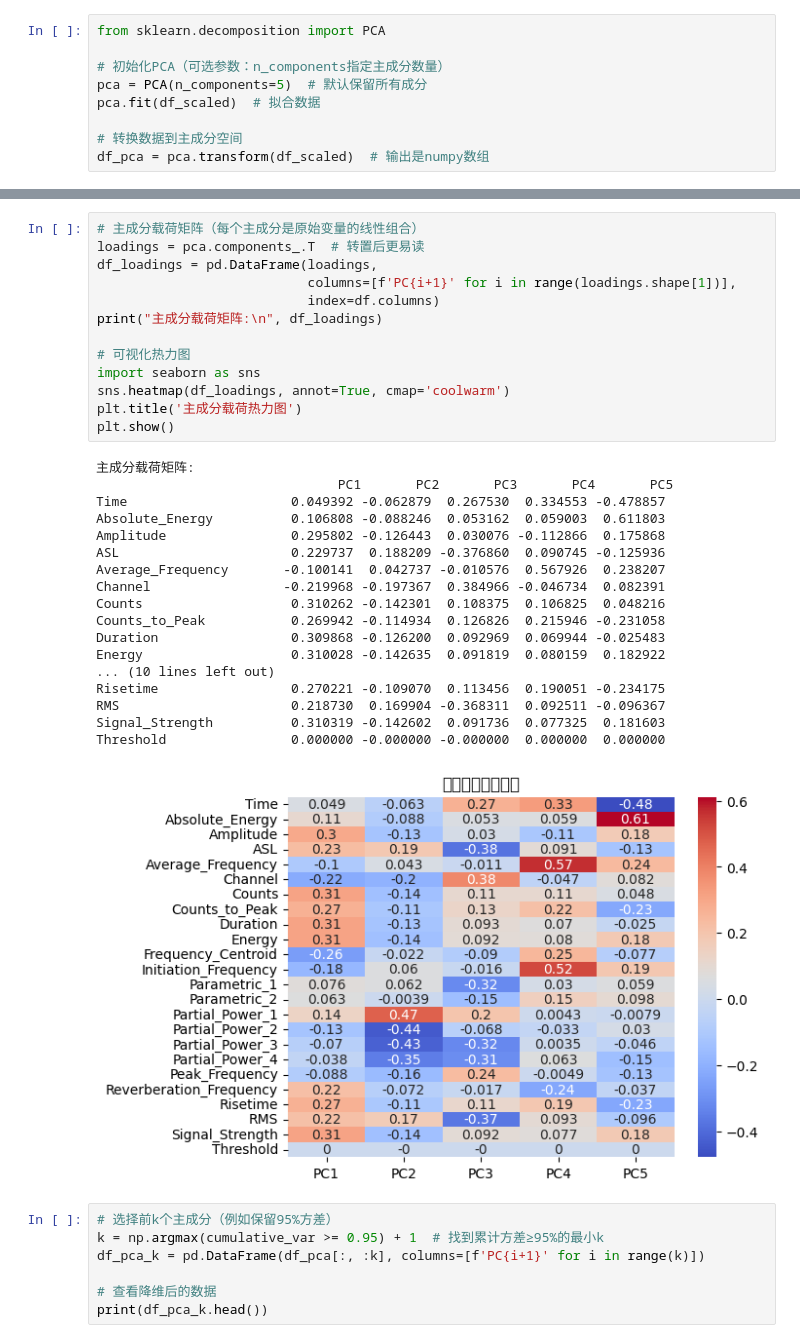
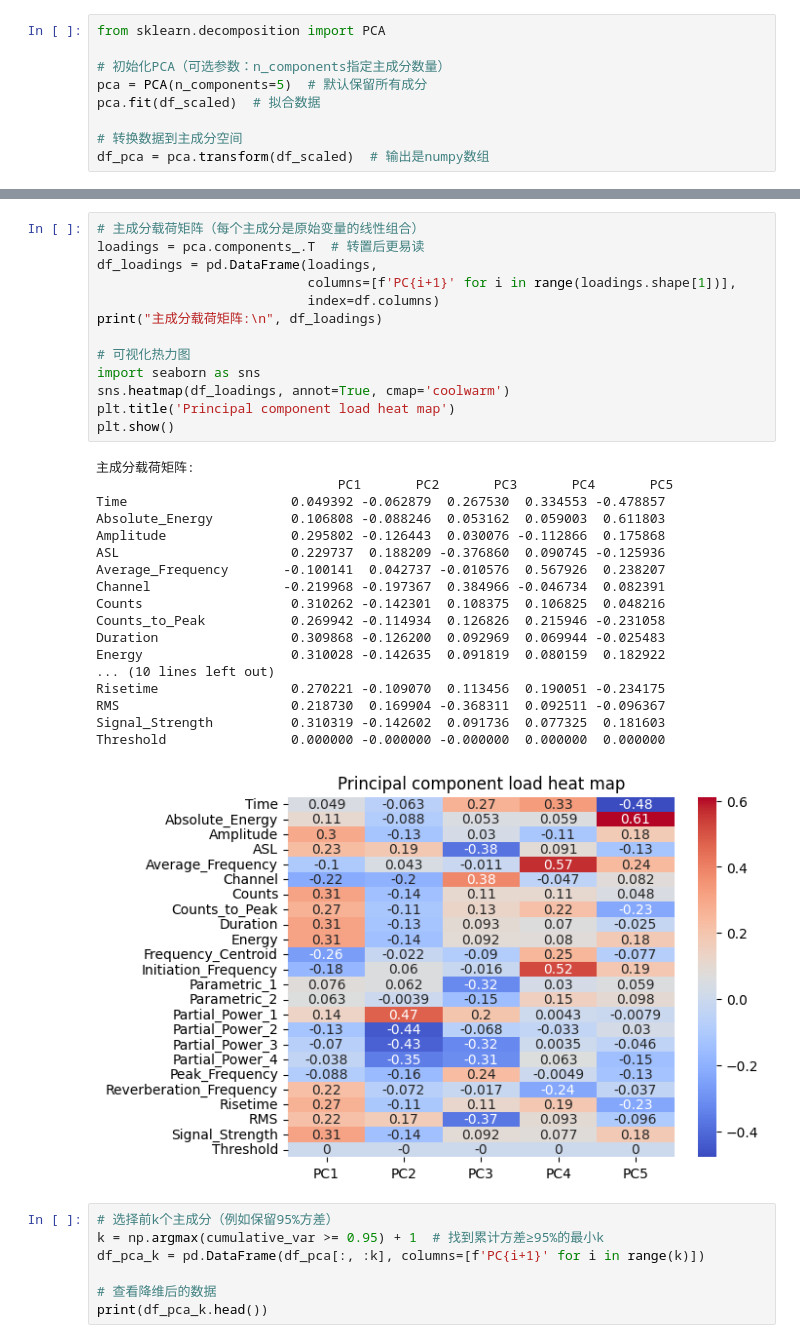
Before and after one commit to buy0range/code_internship, a Jupyter notebook: PCA.ipynb, the cells around one changed output, grey strips where cells are left out. Drawn from its saved outputs; the diff is of its cells as text.

```diff
--- a/PCA.ipynb
+++ b/PCA.ipynb
@@ -49,35 +49,35 @@ plt.show()
 # %%
 # 主成分载荷矩阵（每个主成分是原始变量的线性组合）
 loadings = pca.components_.T  # 转置后更易读
 df_loadings = pd.DataFrame(loadings,
                            columns=[f'PC{i+1}' for i in range(loadings.shape[1])],
                            index=df.columns)
 print("主成分载荷矩阵:\n", df_loadings)
 
 # 可视化热力图
 import seaborn as sns
 sns.heatmap(df_loadings, annot=True, cmap='coolwarm')
-plt.title('主成分载荷热力图')
+plt.title('Principal component load heat map')
 plt.show()
 # %% [output]
 主成分载荷矩阵:
                                PC1       PC2       PC3       PC4       PC5
 Time                     0.049392 -0.062879  0.267530  0.334553 -0.478857
 Absolute_Energy          0.106808 -0.088246  0.053162  0.059003  0.611803
 Amplitude                0.295802 -0.126443  0.030076 -0.112866  0.175868
 ASL                      0.229737  0.188209 -0.376860  0.090745 -0.125936
 Average_Frequency       -0.100141  0.042737 -0.010576  0.567926  0.238207
 Channel                 -0.219968 -0.197367  0.384966 -0.046734  0.082391
 Counts                   0.310262 -0.142301  0.108375  0.106825  0.048216
 Counts_to_Peak           0.269942 -0.114934  0.126826  0.215946 -0.231058
 Duration                 0.309868 -0.126200  0.092969  0.069944 -0.025483
 Energy                   0.310028 -0.142635  0.091819  0.080159  0.182922
 ... (10 lines left out)
 Risetime                 0.270221 -0.109070  0.113456  0.190051 -0.234175
 RMS                      0.218730  0.169904 -0.368311  0.092511 -0.096367
 Signal_Strength          0.310319 -0.142602  0.091736  0.077325  0.181603
 Threshold                0.000000 -0.000000 -0.000000  0.000000  0.000000
-[figure, old version]
+[figure, new version]
 # %%
 # 选择前k个主成分（例如保留95%方差）
 k = np.argmax(cumulative_var >= 0.95) + 1  # 找到累计方差≥95%的最小k
```
Also changed, not shown: parts of 2 cells of this notebook.
